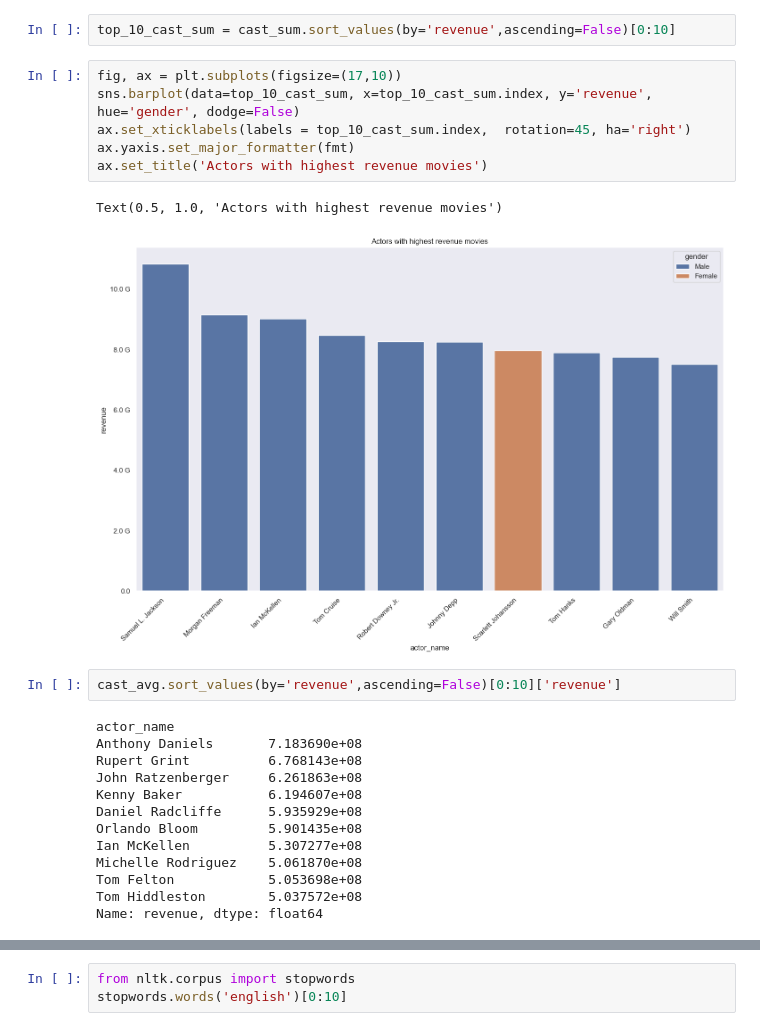
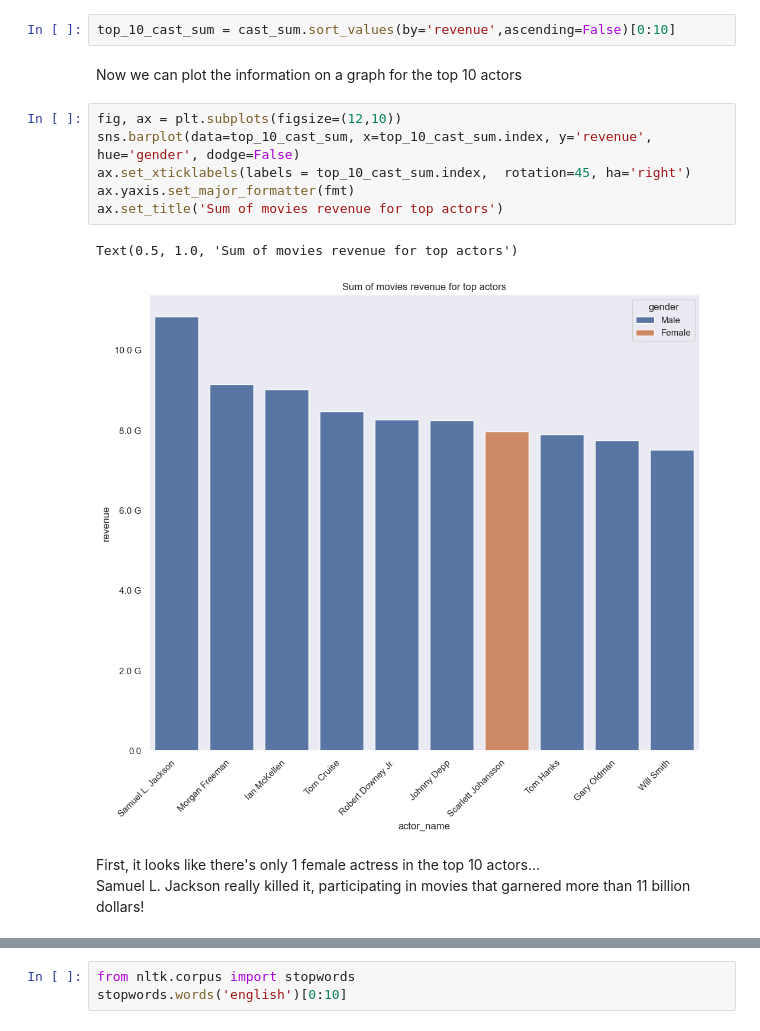
Before and after one commit to DanielHelps/TMDB-movies-analysis-and-predition, a Jupyter notebook: ratings.ipynb, the cells around one changed output, grey strips where cells are left out. Cells and saved outputs as stored; diff of their text form.

```diff
--- a/ratings.ipynb
+++ b/ratings.ipynb
@@ -504,30 +554,20 @@ cast_sum = df_cast_3.groupby(by='actor_name').agg({'revenue':'sum', 'gender':'fi
 cast_avg = df_cast_3.groupby(by='actor_name').agg({'revenue':'mean', 'runtime':'mean', 'vote_average':'mean','gender':'first'})
 # %%
 top_10_cast_sum = cast_sum.sort_values(by='revenue',ascending=False)[0:10]
+# %% [markdown]
+Now we can plot the information on a graph for the top 10 actors
 # %%
-fig, ax = plt.subplots(figsize=(17,10))
+fig, ax = plt.subplots(figsize=(12,10))
 sns.barplot(data=top_10_cast_sum, x=top_10_cast_sum.index, y='revenue', hue='gender', dodge=False)
 ax.set_xticklabels(labels = top_10_cast_sum.index,  rotation=45, ha='right')
 ax.yaxis.set_major_formatter(fmt)
-ax.set_title('Actors with highest revenue movies')
+ax.set_title('Sum of movies revenue for top actors')
 # %% [output]
-Text(0.5, 1.0, 'Actors with highest revenue movies')
+Text(0.5, 1.0, 'Sum of movies revenue for top actors')
-[figure, old version]
+[figure, new version]
-# %%
-cast_avg.sort_values(by='revenue',ascending=False)[0:10]['revenue']
-# %% [output]
-actor_name
-Anthony Daniels       7.183690e+08
-Rupert Grint          6.768143e+08
-John Ratzenberger     6.261863e+08
-Kenny Baker           6.194607e+08
-Daniel Radcliffe      5.935929e+08
-Orlando Bloom         5.901435e+08
-Ian McKellen          5.307277e+08
-Michelle Rodriguez    5.061870e+08
-Tom Felton            5.053698e+08
-Tom Hiddleston        5.037572e+08
-Name: revenue, dtype: float64
+# %% [markdown]
+First, it looks like there's only 1 female actress in the top 10 actors...
+Samuel L. Jackson really killed it, participating in movies that garnered more than 11 billion dollars!
 # %%
 cast_avg_rev = cast_avg.sort_values(by='revenue',ascending=False)[0:10]
 cast_avg_runtime = cast_avg.sort_values(by='runtime',ascending=False)[0:10]
```
Also changed, not shown: parts of 30 cells of this notebook.
